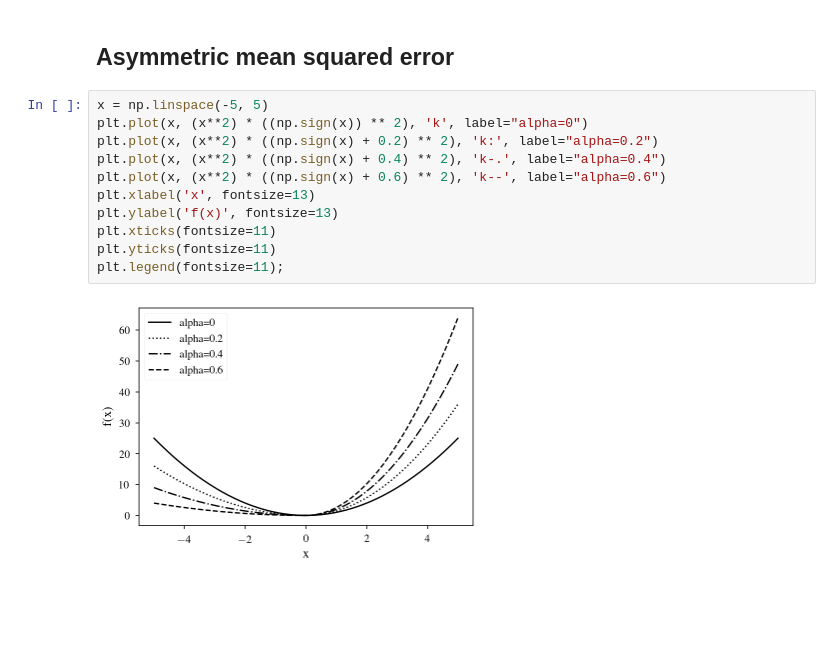
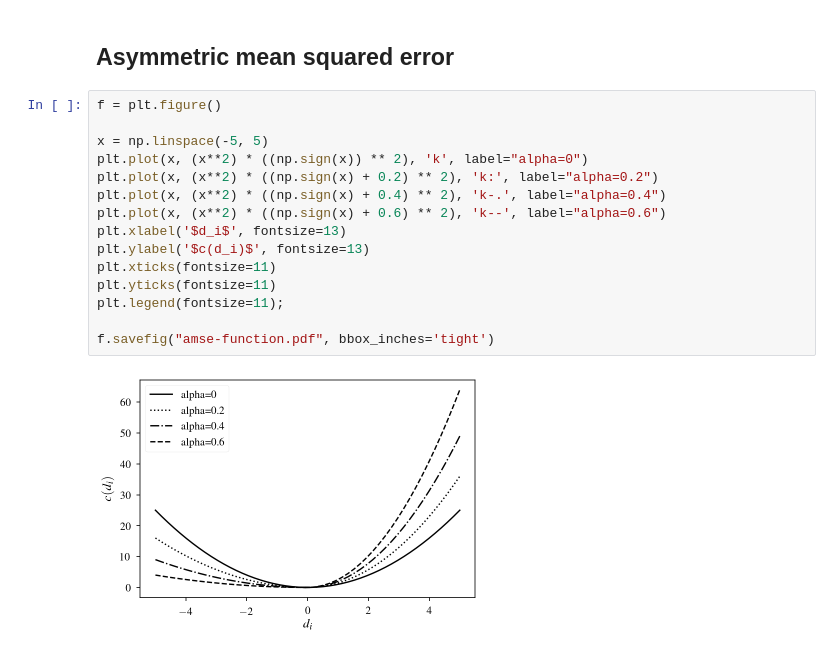
Before and after one commit to vcahlik/fifteen-puzzle, a Jupyter notebook: prototype/notebooks/AsymmetricCostFunction.ipynb, the cells around one changed output. Saved outputs shown, nothing was run; the diff lists cells and outputs as text; blank space fills up the shorter version.

Commit message:
Regenerate AMSE graph

```diff
--- a/prototype/notebooks/AsymmetricCostFunction.ipynb
+++ b/prototype/notebooks/AsymmetricCostFunction.ipynb
@@ -14,15 +14,19 @@ rc('text', usetex=True)
 # %% [markdown]
 ## Asymmetric mean squared error
 # %%
+f = plt.figure()
+
 x = np.linspace(-5, 5)
 plt.plot(x, (x**2) * ((np.sign(x)) ** 2), 'k', label="alpha=0")
 plt.plot(x, (x**2) * ((np.sign(x) + 0.2) ** 2), 'k:', label="alpha=0.2")
 plt.plot(x, (x**2) * ((np.sign(x) + 0.4) ** 2), 'k-.', label="alpha=0.4")
 plt.plot(x, (x**2) * ((np.sign(x) + 0.6) ** 2), 'k--', label="alpha=0.6")
-plt.xlabel('x', fontsize=13)
-plt.ylabel('f(x)', fontsize=13)
+plt.xlabel('$d_i$', fontsize=13)
+plt.ylabel('$c(d_i)$', fontsize=13)
 plt.xticks(fontsize=11)
 plt.yticks(fontsize=11)
 plt.legend(fontsize=11);
+
+f.savefig("amse-function.pdf", bbox_inches='tight')
 # %% [output]
-[figure, old version]
+[figure, new version]
```
